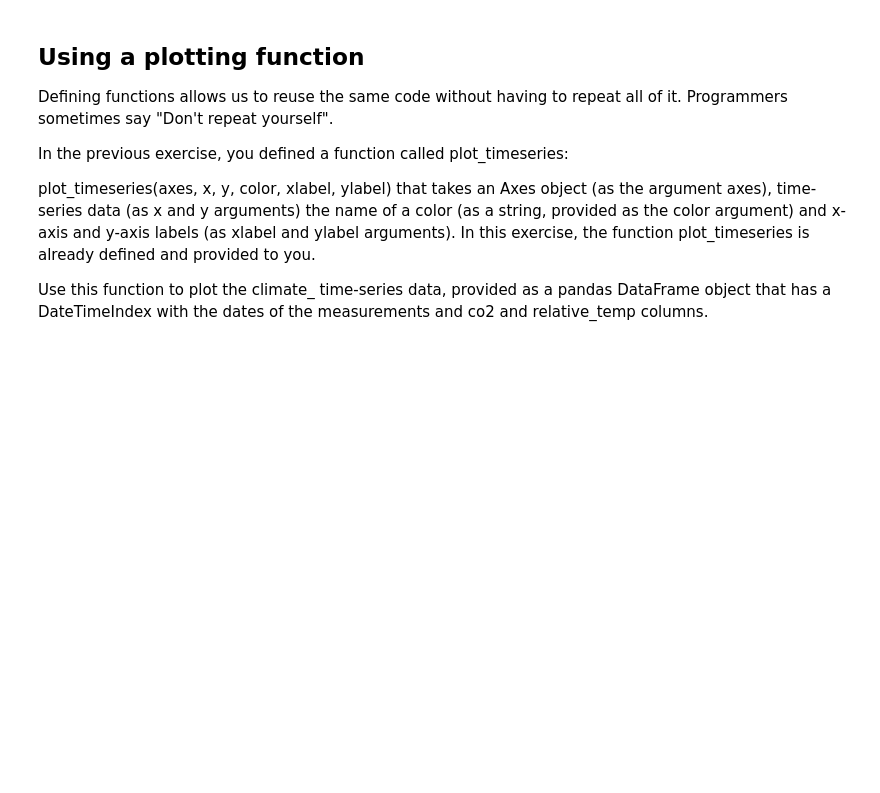
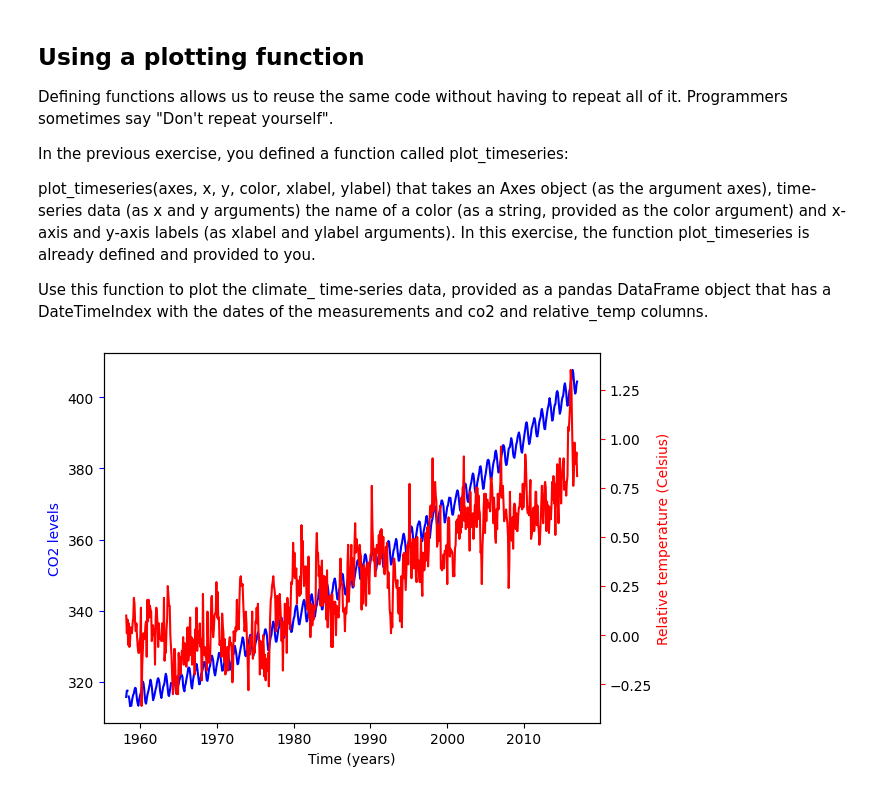
Before and after one commit to Emigbanam/Data-Analysis-Practice, a Jupyter notebook: Data Visualization With Python (Matplotlib).ipynb, the cells around one changed output. Drawn from its saved outputs; the diff is of its cells as text; code cells hidden in the pictures; blank space fills up the shorter version.

```diff
--- a/Data Visualization With Python (Matplotlib).ipynb
+++ b/Data Visualization With Python (Matplotlib).ipynb
@@ -313,4 +313,18 @@ Use this function to plot the climate_ time-series data, provided as a pandas Da
 # %%
 #1. In the provided ax object, use the function plot_timeseries to plot the "co2" column in blue, with the x-axis label "Time (years)" and y-axis label "CO2 levels".
 #2. Use the ax.twinx method to add an Axes object to the figure that shares the x-axis with ax.
 #3. Use the function plot_timeseries to add the data in the "relative_temp" column in red to the twin Axes object, with the x-axis label "Time (years)" and y-axis label "Relative temperature (Celsius)".
+
+
+def plot_timeseries(axes, x, y, color, xlabel, ylabel):
+    axes.plot(x,y, color=color)
+    axes.set_xlabel(xlabel)
+    axes.set_ylabel(ylabel, color=color)
+    axes.tick_params('y', color=color)
+fig, ax =  plt.subplots()
+plot_timeseries(ax, climate.index, climate['co2'], 'blue', 'Time (years)', 'CO2 levels')
+ax2 = ax.twinx()
+plot_timeseries(ax2, climate.index, climate['relative_temp'], 'red', "Time (years)", "Relative temperature (Celsius)")
+plt.show()
+# %% [output]
+[figure, added]
```
